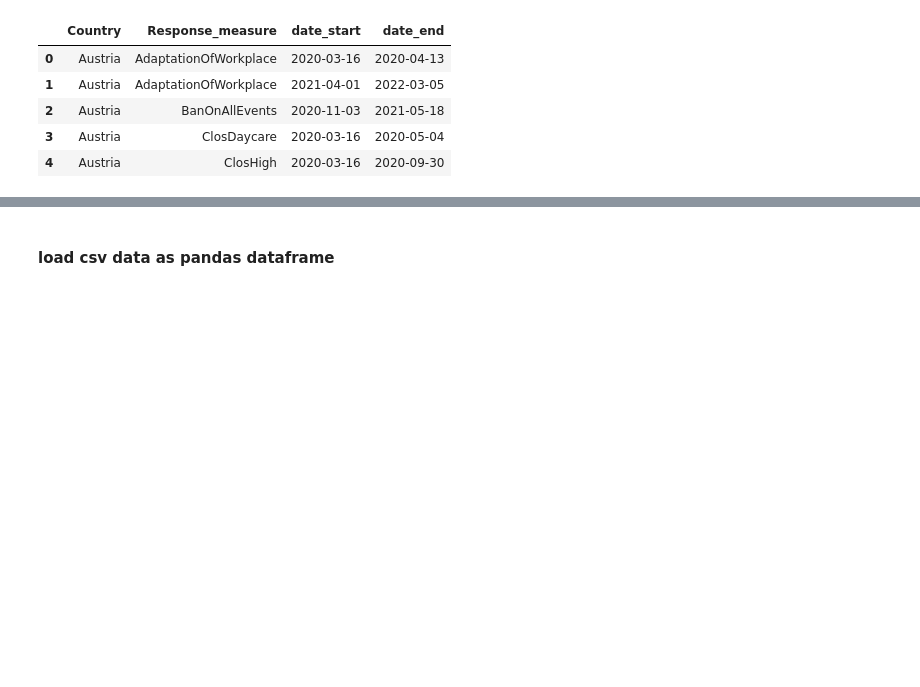
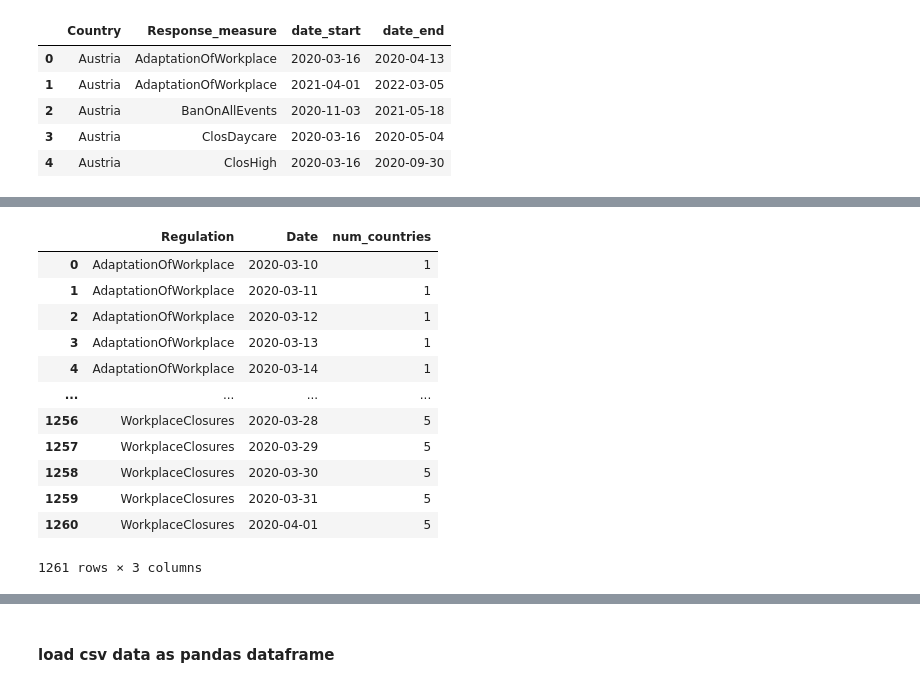
Before and after one commit to kiubb02/BigData_LoL, a Jupyter notebook: main.ipynb, the cells around one changed output, grey strips where cells are left out. Drawn from its saved outputs; the diff is of its cells as text; code cells hidden in the pictures; blank space fills up the shorter version.

```diff
--- a/main.ipynb
+++ b/main.ipynb
@@ -315,0 +485,22 @@ Since we have the covid 19 numbers , as well as the incoming player counts per g
+# %%
+# we want to count the occurence per day of a certain regulation
+# now lets iterate through march
+march_reg_df = pd.DataFrame(columns = ["Regulation", "Date"])
+start_date = datetime.date(2020, 3, 1)
+end_date = datetime.date(2020, 4, 1)
+delta = datetime.timedelta(days=1)
+
+# for all unique regulations so lets itearte through the rows of the dataframe
+for index, row in regulations_df.iterrows():
+    start_date = datetime.date(2020, 3, 1)
+    while start_date <= end_date:
+        # get timedelta
+        if start_date >= row["date_start"] and start_date <= row["date_end"]:
+            regulation = row["Response_measure"]
+            # add into dataframe
+            march_reg_df = march_reg_df.append({'Regulation' : regulation, 'Date' : start_date}, ignore_index = True)
+        start_date+=delta
+
+print(march_reg_df)
+# now lets create a count column and add the occurence of how many countries had that regulation on that day
+march_reg_df = march_reg_df.pivot_table(columns=['Regulation','Date'], aggfunc='size')
@@ -315,0 +542,20 @@ Since we have the covid 19 numbers , as well as the incoming player counts per g
+# %%
+march_reg_df = march_reg_df.reset_index()
+# %%
+march_reg_df.columns = ['Regulation', 'Date', 'num_countries']
+# %%
+march_reg_df
+# %% [output]
+|  | Regulation | Date | num_countries |
+| 0 | AdaptationOfWorkplace | 2020-03-10 | 1 |
+| 1 | AdaptationOfWorkplace | 2020-03-11 | 1 |
+| 2 | AdaptationOfWorkplace | 2020-03-12 | 1 |
+| 3 | AdaptationOfWorkplace | 2020-03-13 | 1 |
+| 4 | AdaptationOfWorkplace | 2020-03-14 | 1 |
+| ... | ... | ... | ... |
+| 1256 | WorkplaceClosures | 2020-03-28 | 5 |
+| 1257 | WorkplaceClosures | 2020-03-29 | 5 |
+| 1258 | WorkplaceClosures | 2020-03-30 | 5 |
+| 1259 | WorkplaceClosures | 2020-03-31 | 5 |
+| 1260 | WorkplaceClosures | 2020-04-01 | 5 |
+1261 rows × 3 columns
```
Also changed, not shown: parts of 30 cells of this notebook.
